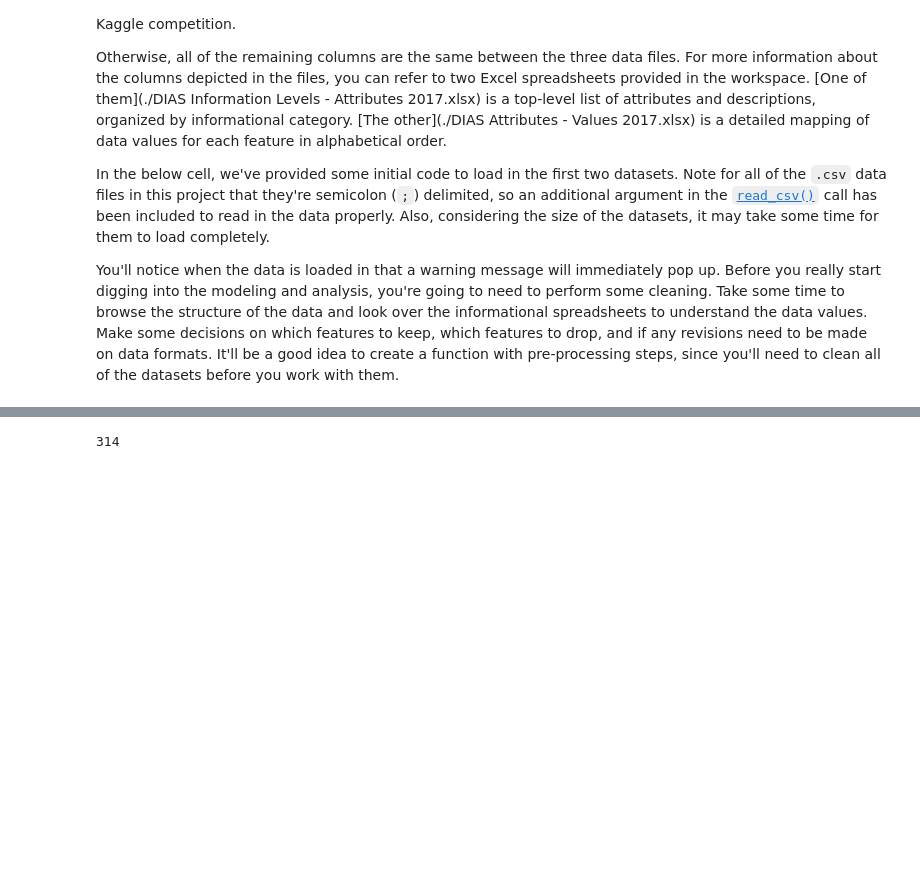
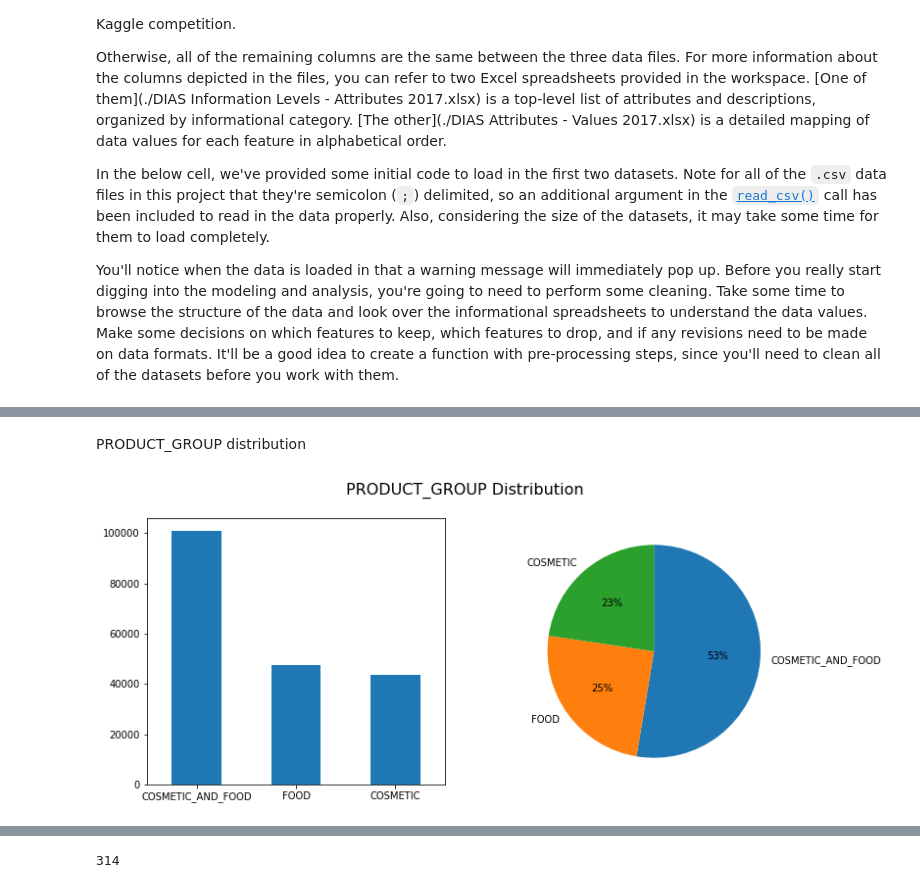
Before and after one commit to dragon7-fc/DSND-Capstone, a Jupyter notebook: Arvato Project Workbook.ipynb, the cells around one changed output, grey strips where cells are left out. Saved outputs shown, nothing was run; the diff lists cells and outputs as text; code cells hidden in the pictures; blank space fills up the shorter version.

```diff
--- a/Arvato Project Workbook.ipynb
+++ b/Arvato Project Workbook.ipynb
@@ -176,0 +127,15 @@ values_df.head()
+# %% [markdown]
+PRODUCT_GROUP distribution
+# %%
+plt.subplots(1, 2, figsize = [12, 5])
+
+plt.subplot(1, 2, 1)
+customers_df.PRODUCT_GROUP.value_counts().plot.bar(rot=0)
+
+plt.subplot(1, 2, 2)
+customers_df.PRODUCT_GROUP.value_counts().plot.pie(autopct='%1.f%%', startangle = 90, counterclock = False).set_ylabel('')
+
+plt.suptitle('PRODUCT_GROUP Distribution', fontsize=16)
+plt.show()
+# %% [output]
+[figure, added]
```
Also changed, not shown: parts of 107 cells of this notebook.
